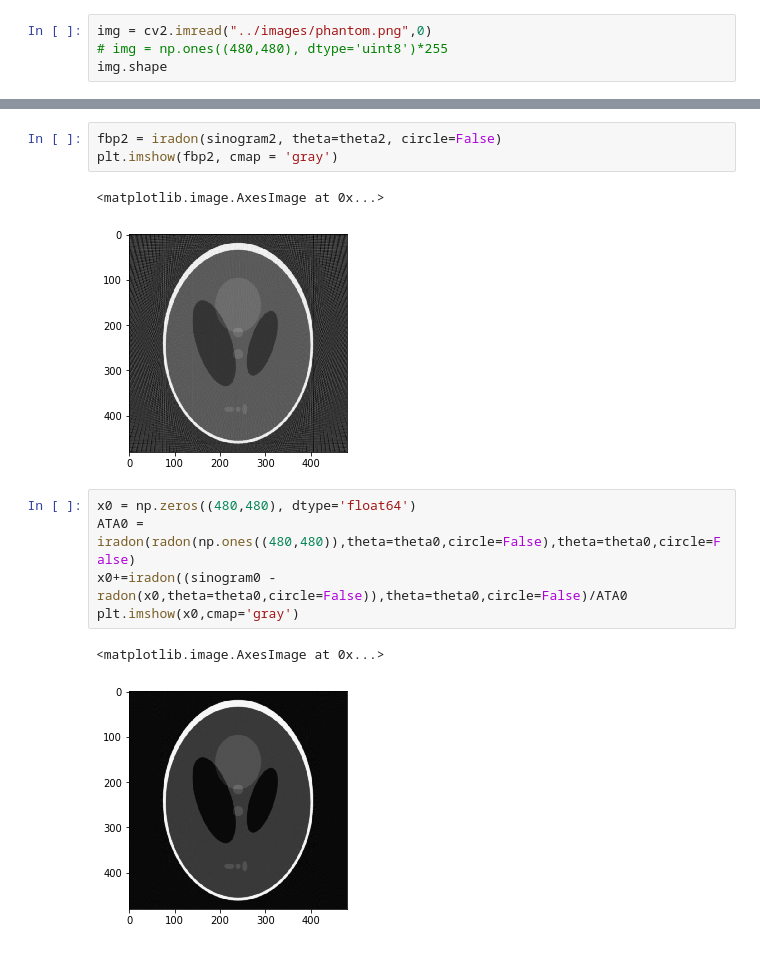
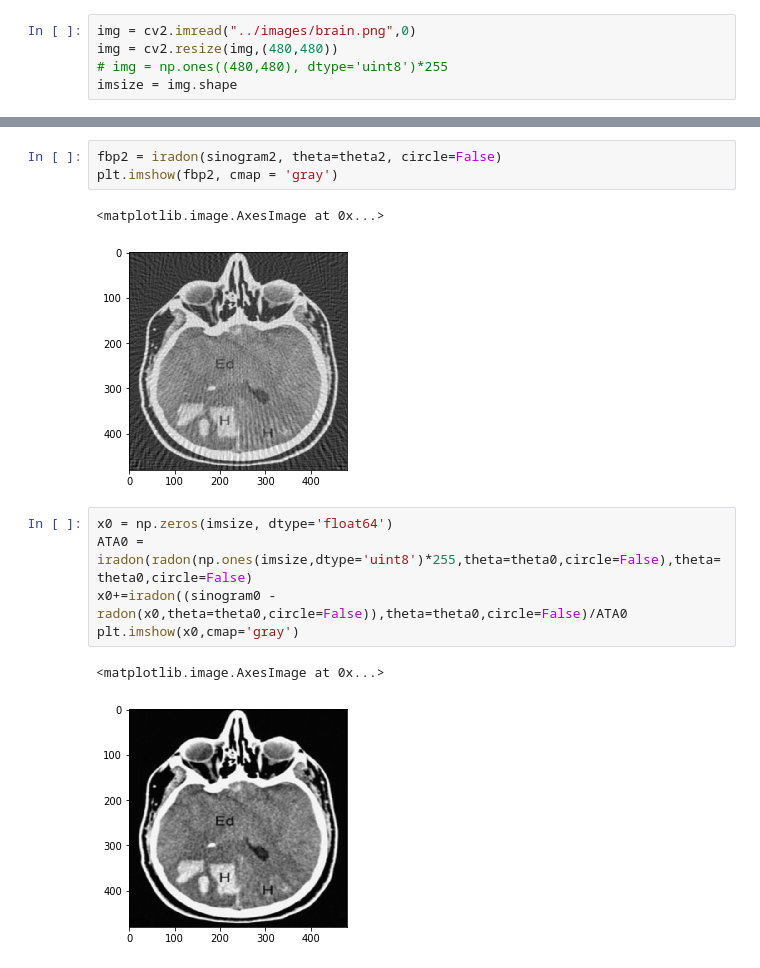
Before and after one commit to SachinG007/ct-image-reconstruction, a Jupyter notebook: jupyter_notebooks/ART.ipynb, the cells around one changed output, grey strips where cells are left out. Drawn from its saved outputs; the diff is of its cells as text.

```diff
--- a/jupyter_notebooks/ART.ipynb
+++ b/jupyter_notebooks/ART.ipynb
@@ -7,5 +8,6 @@ import matplotlib.pyplot as plt
 %matplotlib inline
 # %%
-img = cv2.imread("../images/phantom.png",0)
+img = cv2.imread("../images/brain.png",0)
+img = cv2.resize(img,(480,480))
 # img = np.ones((480,480), dtype='uint8')*255
-img.shape
+imsize = img.shape
@@ -54,14 +54,14 @@ fbp2 = iradon(sinogram2, theta=theta2, circle=False)
 plt.imshow(fbp2, cmap = 'gray')
 # %% [output]
 <matplotlib.image.AxesImage at 0x...>
-[figure, old version]
+[figure, new version]
 # %%
-x0 = np.zeros((480,480), dtype='float64')
-ATA0 =  iradon(radon(np.ones((480,480)),theta=theta0,circle=False),theta=theta0,circle=False)
+x0 = np.zeros(imsize, dtype='float64')
+ATA0 =  iradon(radon(np.ones(imsize,dtype='uint8')*255,theta=theta0,circle=False),theta=theta0,circle=False)
 x0+=iradon((sinogram0 - radon(x0,theta=theta0,circle=False)),theta=theta0,circle=False)/ATA0
 plt.imshow(x0,cmap='gray')
 # %% [output]
 <matplotlib.image.AxesImage at 0x...>
-[figure, old version]
+[figure, new version]
 # %%
 x1 = np.zeros((480,480), dtype='float64')
```
Also changed, not shown: parts of 29 cells of this notebook, 2 other files.
